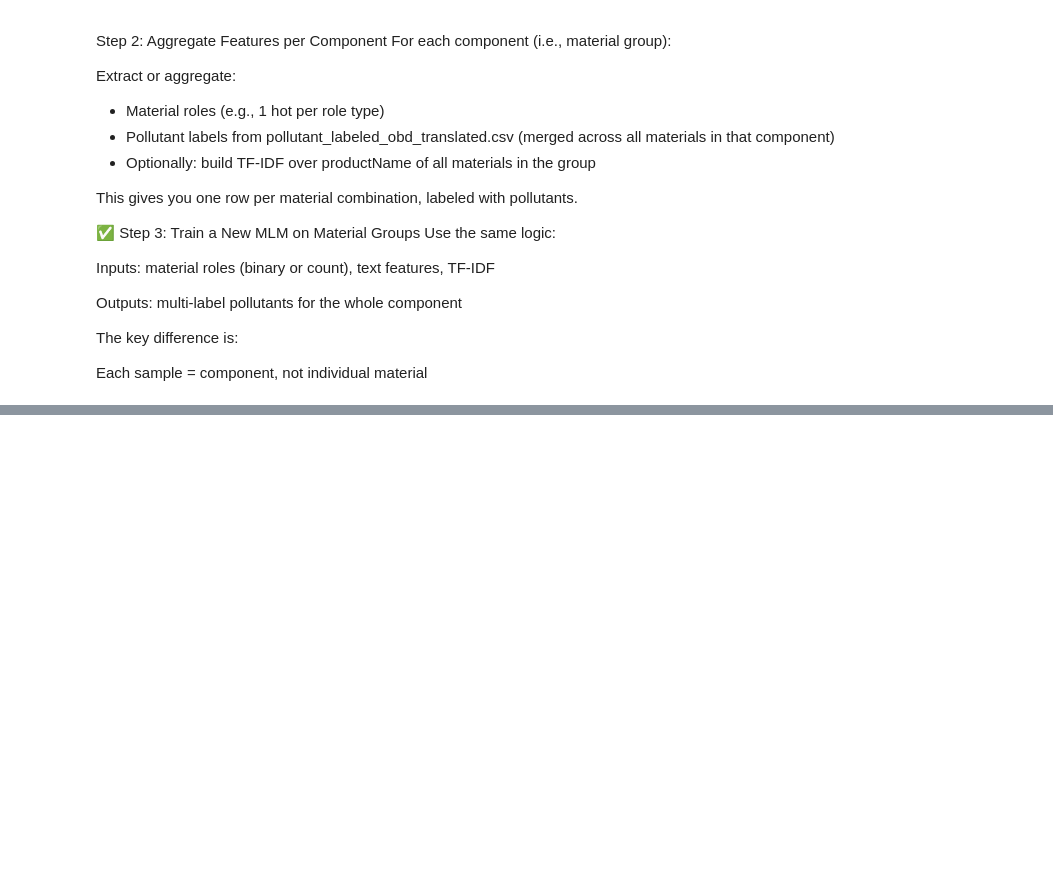
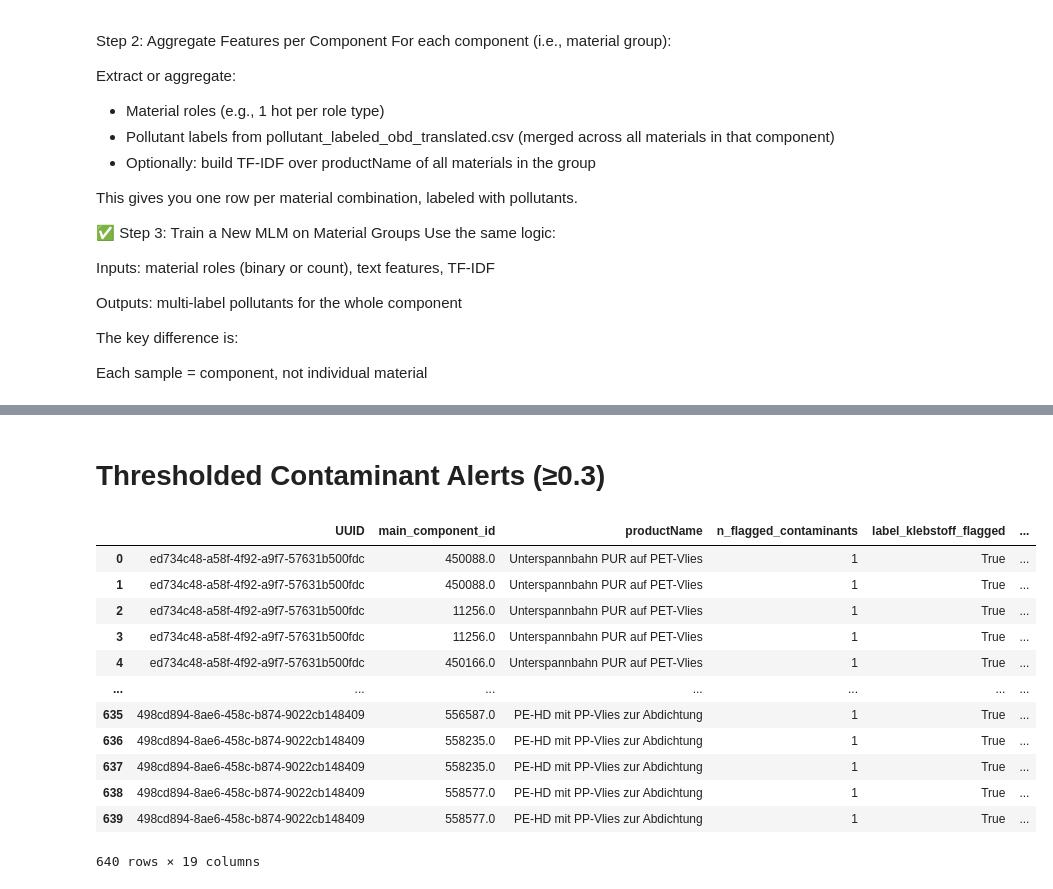
Before and after one commit to n3xtcoder-ai4impact/bbsr-challenge, a Jupyter notebook: ml.ipynb, the cells around one changed output, grey strips where cells are left out. Drawn from its saved outputs; the diff is of its cells as text; code cells hidden in the pictures; blank space fills up the shorter version.

```diff
--- a/ml.ipynb
+++ b/ml.ipynb
@@ -2747,0 +2830,46 @@ proba_df.to_csv("contaminant_predictions.csv", sep=";", index=False, quotechar='
+# %% [markdown]
+# Thresholded Contaminant Alerts (≥0.3)
+# %%
+# Merge UUIDs to components
+contaminant_with_component = contaminant_df.merge(uuid_map.rename(columns={"uuid": "UUID"})[["UUID", "main_component_id"]],
+                                                  on="UUID", how="left")
+
+# Identify contaminant probability columns
+contaminant_label_cols = [col for col in contaminant_with_component.columns if col.startswith("label_")]
+
+# Compute component-level averages
+component_avg = contaminant_with_component.groupby("main_component_id")[contaminant_label_cols].mean().reset_index()
+
+# Merge component info back to materials
+blended = contaminant_with_component.merge(component_avg, on="main_component_id", suffixes=("_mat", "_comp"))
+
+# Blend material + component probabilities
+for label in contaminant_label_cols:
+    blended[f"{label}_adjusted"] = 0.7 * blended[f"{label}_mat"] + 0.3 * blended[f"{label}_comp"]
+
+# Apply threshold of 0.3 to flag contaminants
+for label in contaminant_label_cols:
+    blended[f"{label}_flagged"] = blended[f"{label}_adjusted"] >= 0.3
+
+# Count total flags
+blended["n_flagged_contaminants"] = blended[[f"{label}_flagged" for label in contaminant_label_cols]].sum(axis=1)
+# %%
+threshold_contaminant_alerts= blended[[
+        "UUID", "main_component_id", "productName", "n_flagged_contaminants"
+    ] + [f"{label}_flagged" for label in contaminant_label_cols]]
+# %%
+threshold_contaminant_alerts
+# %% [output]
+|  | UUID | main_component_id | productName | n_flagged_contaminants | label_klebstoff_flagged | ... |
+| 0 | ed734c48-a58f-4f92-a9f7-57631b500fdc | 450088.0 | Unterspannbahn PUR auf PET-Vlies | 1 | True | ... |
+| 1 | ed734c48-a58f-4f92-a9f7-57631b500fdc | 450088.0 | Unterspannbahn PUR auf PET-Vlies | 1 | True | ... |
+| 2 | ed734c48-a58f-4f92-a9f7-57631b500fdc | 11256.0 | Unterspannbahn PUR auf PET-Vlies | 1 | True | ... |
+| 3 | ed734c48-a58f-4f92-a9f7-57631b500fdc | 11256.0 | Unterspannbahn PUR auf PET-Vlies | 1 | True | ... |
+| 4 | ed734c48-a58f-4f92-a9f7-57631b500fdc | 450166.0 | Unterspannbahn PUR auf PET-Vlies | 1 | True | ... |
+| ... | ... | ... | ... | ... | ... | ... |
+| 635 | 498cd894-8ae6-458c-b874-9022cb148409 | 556587.0 | PE-HD mit PP-Vlies zur Abdichtung | 1 | True | ... |
+| 636 | 498cd894-8ae6-458c-b874-9022cb148409 | 558235.0 | PE-HD mit PP-Vlies zur Abdichtung | 1 | True | ... |
+| 637 | 498cd894-8ae6-458c-b874-9022cb148409 | 558235.0 | PE-HD mit PP-Vlies zur Abdichtung | 1 | True | ... |
+| 638 | 498cd894-8ae6-458c-b874-9022cb148409 | 558577.0 | PE-HD mit PP-Vlies zur Abdichtung | 1 | True | ... |
+| 639 | 498cd894-8ae6-458c-b874-9022cb148409 | 558577.0 | PE-HD mit PP-Vlies zur Abdichtung | 1 | True | ... |
+640 rows × 19 columns
```
Also changed, not shown: parts of 17 cells of this notebook.
